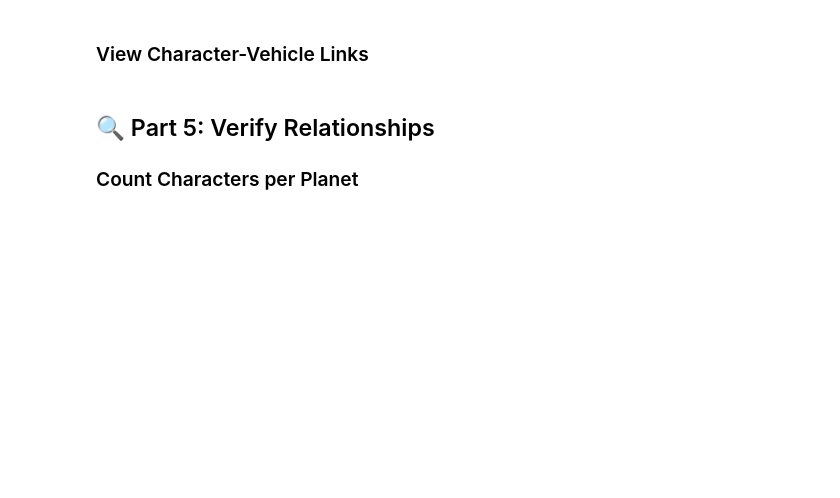
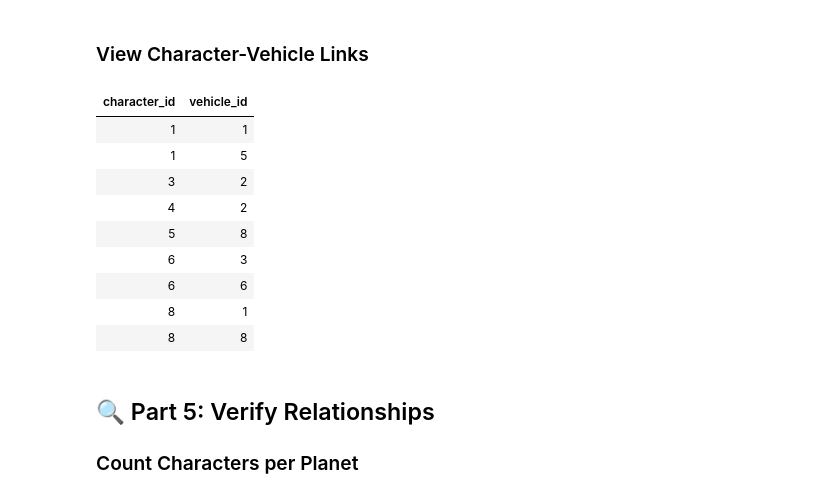
Before and after one commit to TempeHS/2025CT_SQL_Princy.D, a Jupyter notebook: lessons/lesson5_schema.ipynb, the cells around one changed output. Cells and saved outputs as stored; diff of their text form; code cells hidden in the pictures; blank space fills up the shorter version.

```diff
--- a/lessons/lesson5_schema.ipynb
+++ b/lessons/lesson5_schema.ipynb
@@ -374,6 +429,18 @@ character_id | vehicle_id
 # %%
 %%sql
 -- View the junction table schema
+SELECT * FROM character_vehicles;
+# %% [output]
+| character_id | vehicle_id |
+| 1 | 1 |
+| 1 | 5 |
+| 3 | 2 |
+| 4 | 2 |
+| 5 | 8 |
+| 6 | 3 |
+| 6 | 6 |
+| 8 | 1 |
+| 8 | 8 |
 # %% [markdown]
 ## 🔍 Part 5: Verify Relationships
 
```
Also changed, not shown: parts of 15 cells of this notebook, 1 other file.
